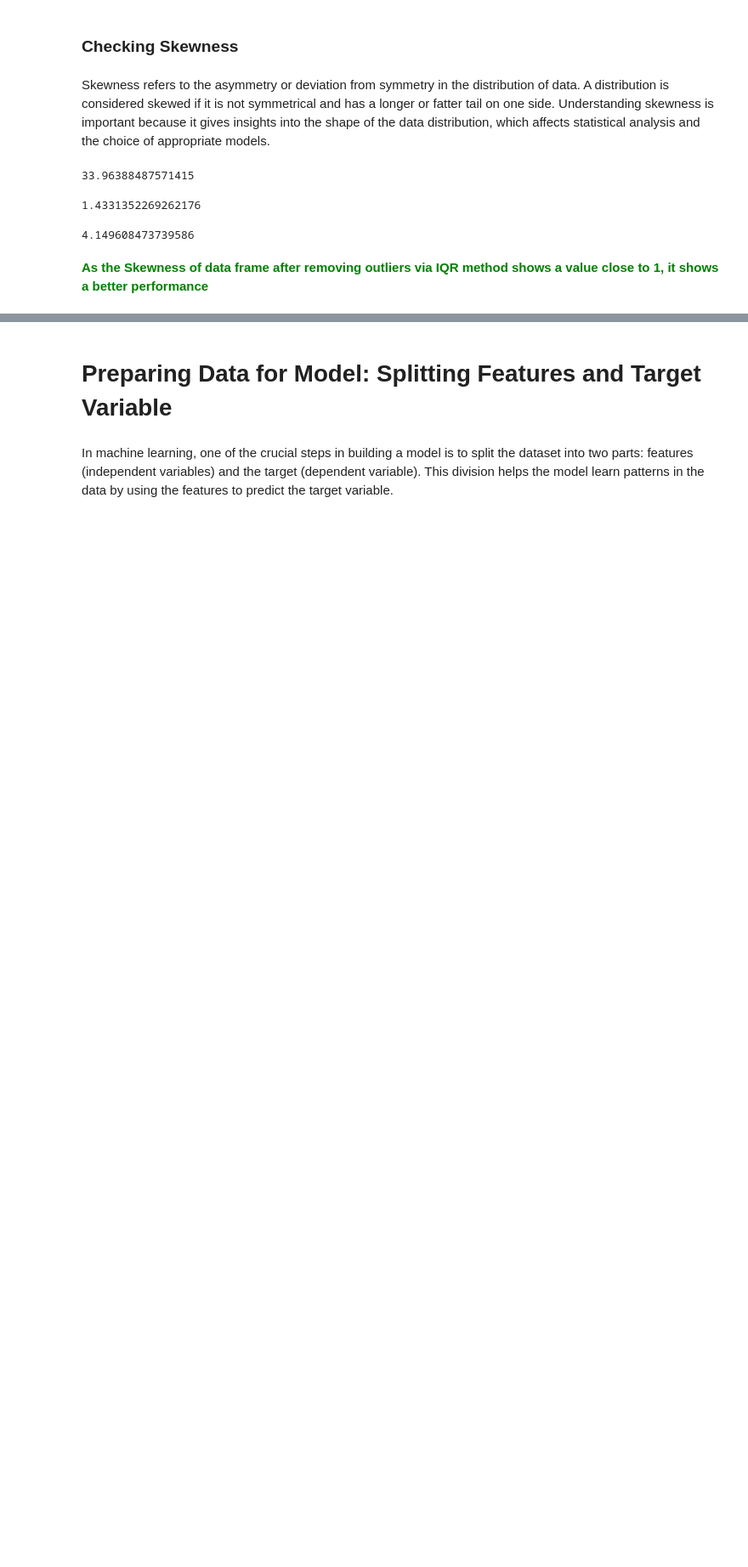
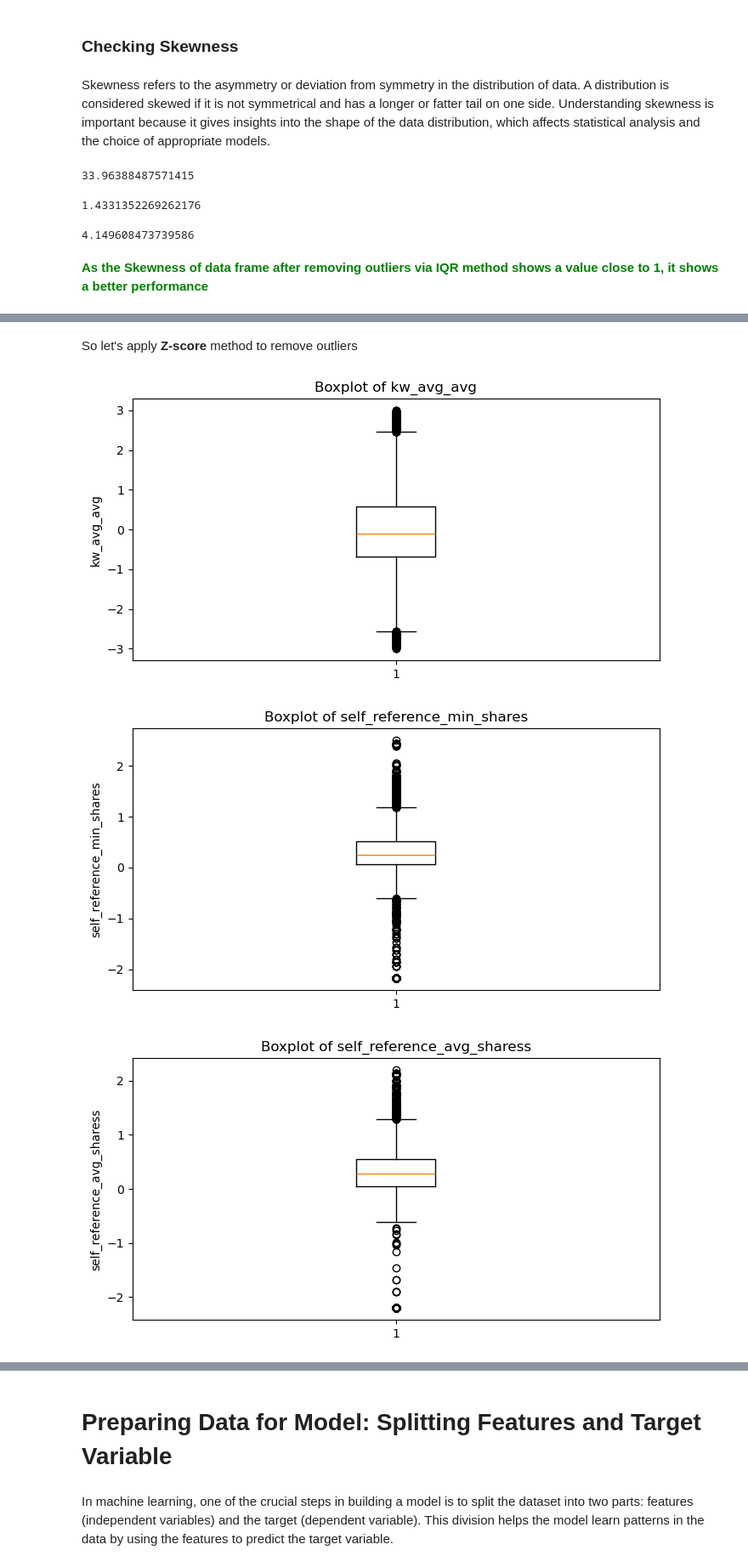
Before and after one commit to JONCYMARIAMJOHN/Online_news_popularity_prediction, a Jupyter notebook: Online_news_popularity.ipynb, the cells around one changed output, grey strips where cells are left out. Shown at 85% size. Drawn from its saved outputs; the diff is of its cells as text; code cells hidden in the pictures; blank space fills up the shorter version.

```diff
--- a/Online_news_popularity.ipynb
+++ b/Online_news_popularity.ipynb
@@ -449,0 +596,17 @@ df.drop(columns = 'z_score', inplace=True)
+# %% [markdown]
+So let's apply **Z-score** method to remove outliers
+# %%
+for col in selected_columns :
+    df_new[col] = (df_new[col] - df_new[col].mean()) / df_new[col].std()
+    df_new = df_new[(df_new[col] >-3) & (df_new[col] <3)]
+# %%
+for col in selected_columns :
+    plt.figure(figsize=(8,4))
+    plt.boxplot(df_new[col])
+    plt.title(f"Boxplot of {col}")
+    plt.ylabel(col)
+    plt.show()
+# %% [output]
+[figure, added]
+[figure, added]
+[figure, added]
```
Also changed, not shown: parts of 37 cells of this notebook.
